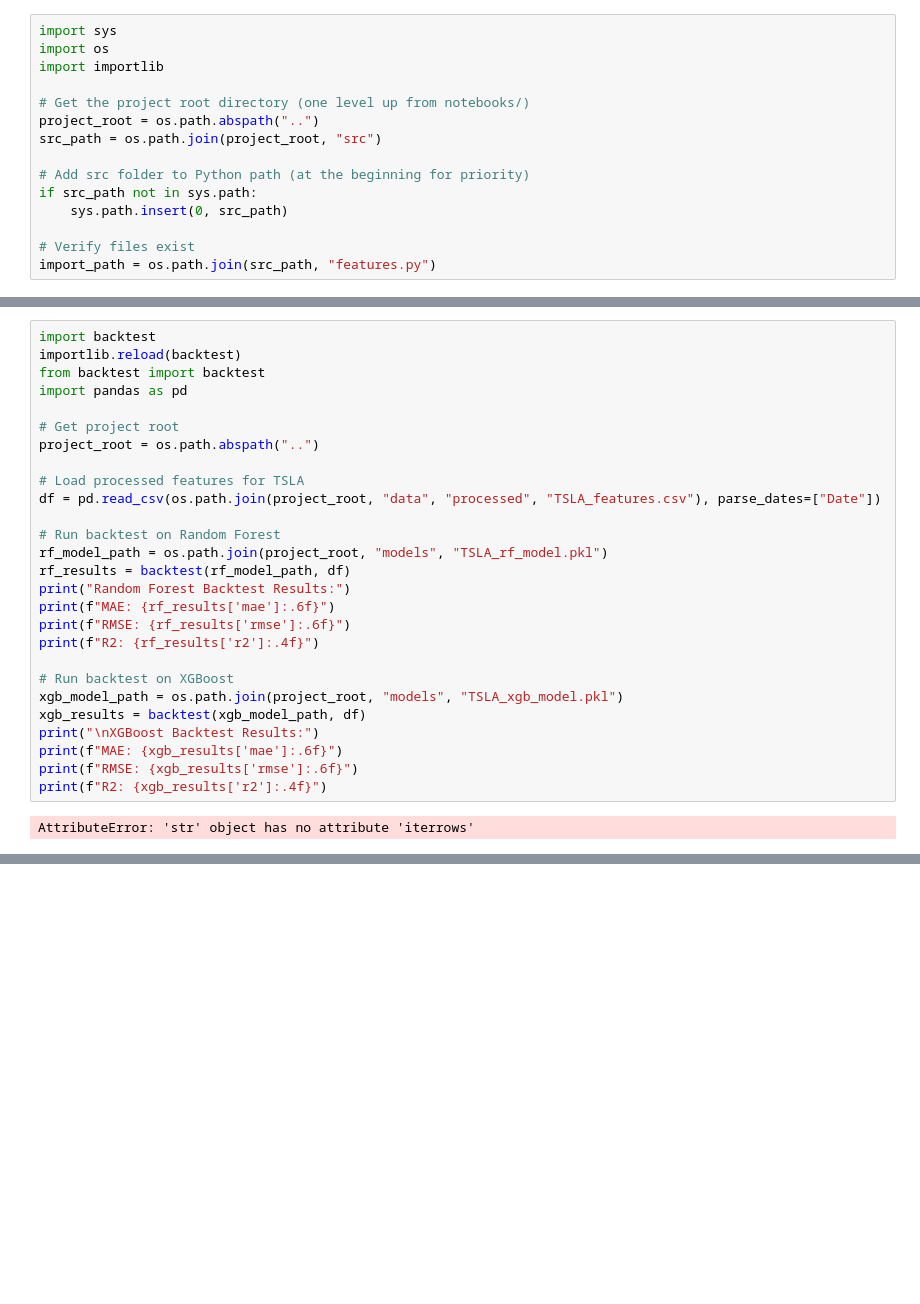
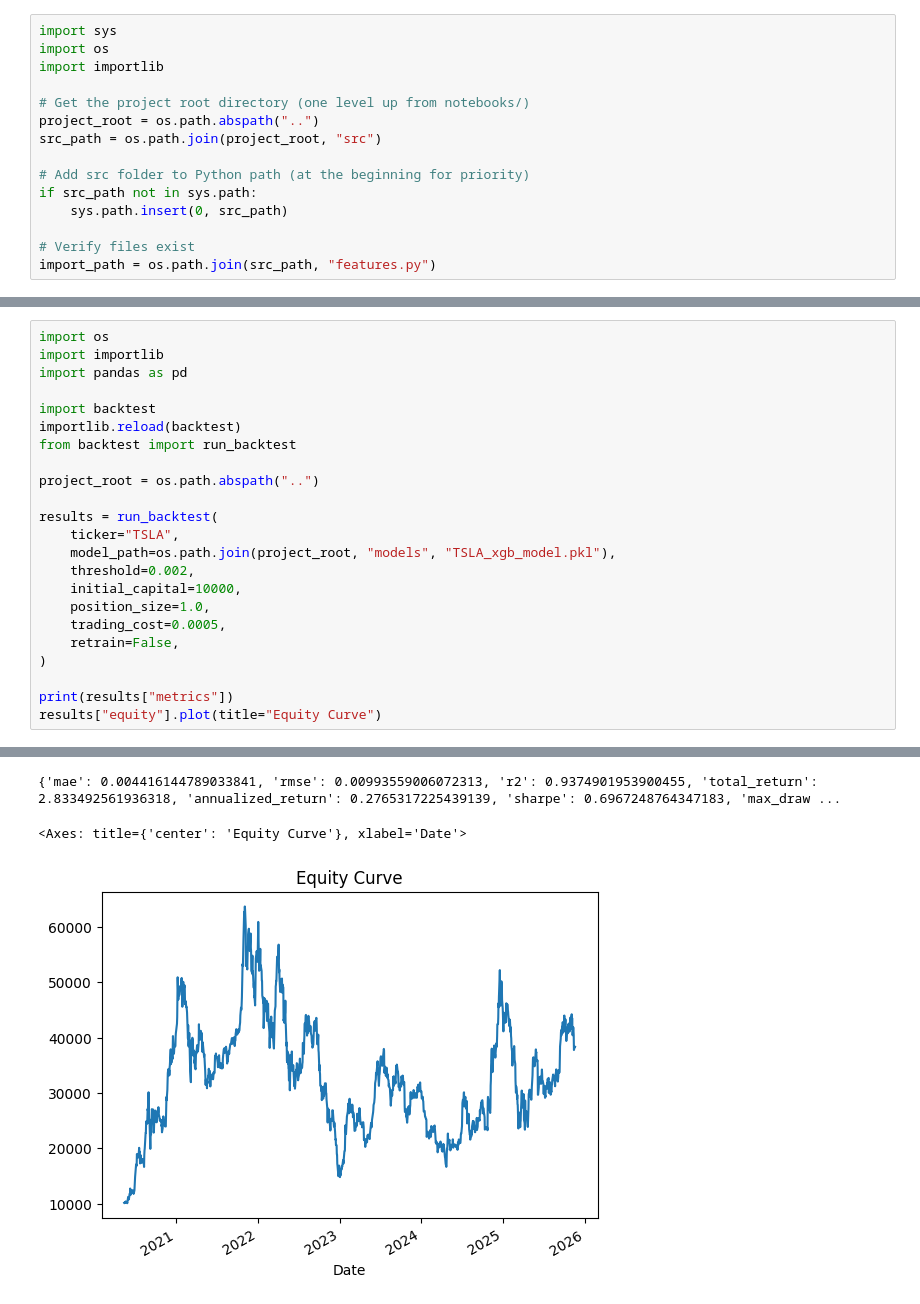
Before and after one commit to thewildox/stock-predictor, a Jupyter notebook: notebooks/test.ipynb, the cells around one changed output, grey strips where cells are left out. Cells and saved outputs as stored; diff of their text form; blank space fills up the shorter version.

Commit message:
Add improved backtest engine and notebook backtest cell

```diff
--- a/notebooks/test.ipynb
+++ b/notebooks/test.ipynb
@@ -82,29 +16,24 @@ results
-# %%
-import backtest
-importlib.reload(backtest)
-from backtest import backtest
-import pandas as pd
-
-# Get project root
-project_root = os.path.abspath("..")
-
-# Load processed features for TSLA
-df = pd.read_csv(os.path.join(project_root, "data", "processed", "TSLA_features.csv"), parse_dates=["Date"])
-
-# Run backtest on Random Forest
-rf_model_path = os.path.join(project_root, "models", "TSLA_rf_model.pkl")
-rf_results = backtest(rf_model_path, df)
-print("Random Forest Backtest Results:")
-print(f"MAE: {rf_results['mae']:.6f}")
-print(f"RMSE: {rf_results['rmse']:.6f}")
-print(f"R2: {rf_results['r2']:.4f}")
-
-# Run backtest on XGBoost
-xgb_model_path = os.path.join(project_root, "models", "TSLA_xgb_model.pkl")
-xgb_results = backtest(xgb_model_path, df)
-print("\nXGBoost Backtest Results:")
-print(f"MAE: {xgb_results['mae']:.6f}")
-print(f"RMSE: {xgb_results['rmse']:.6f}")
-print(f"R2: {xgb_results['r2']:.4f}")
-# %% [output]
-AttributeError: 'str' object has no attribute 'iterrows'
+# %%
+import os
+import importlib
+import pandas as pd
+
+import backtest
+importlib.reload(backtest)
+from backtest import run_backtest
+
+project_root = os.path.abspath("..")
+
+results = run_backtest(
+    ticker="TSLA",
+    model_path=os.path.join(project_root, "models", "TSLA_xgb_model.pkl"),
+    threshold=0.002,
+    initial_capital=10000,
+    position_size=1.0,
+    trading_cost=0.0005,
+    retrain=False,
+)
+
+print(results["metrics"])
+results["equity"].plot(title="Equity Curve")
+# %% [output]
@@ -110,0 +42,3 @@ AttributeError: 'str' object has no attribute 'iterrows'
+{'mae': 0.004416144789033841, 'rmse': 0.00993559006072313, 'r2': 0.9374901953900455, 'total_return': 2.833492561936318, 'annualized_return': 0.2765317225439139, 'sharpe': 0.6967248764347183, 'max_draw ...
+<Axes: title={'center': 'Equity Curve'}, xlabel='Date'>
+[figure, added]
```
Also changed, not shown: parts of 3 cells of this notebook, 2 other files.
